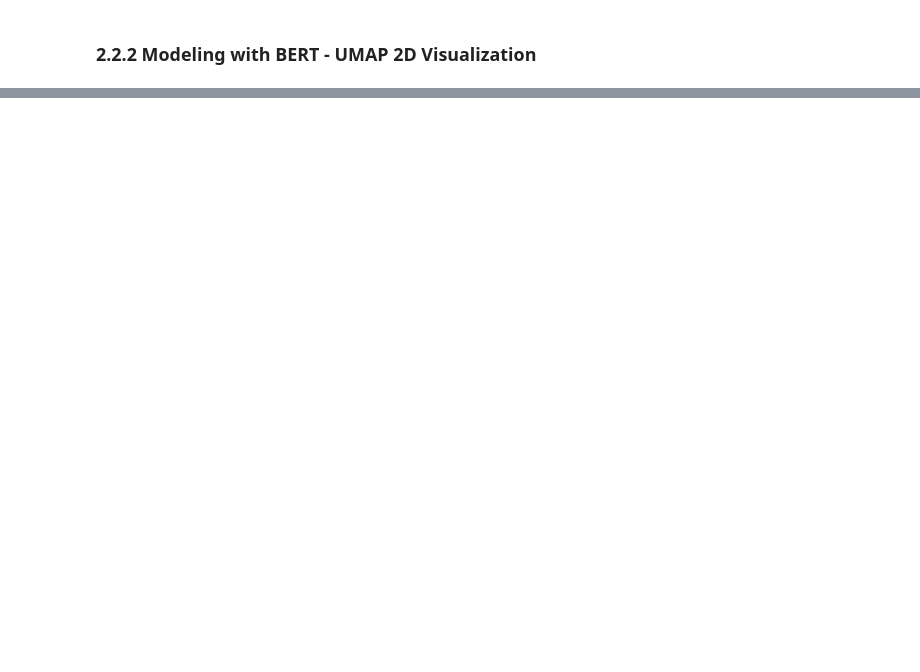
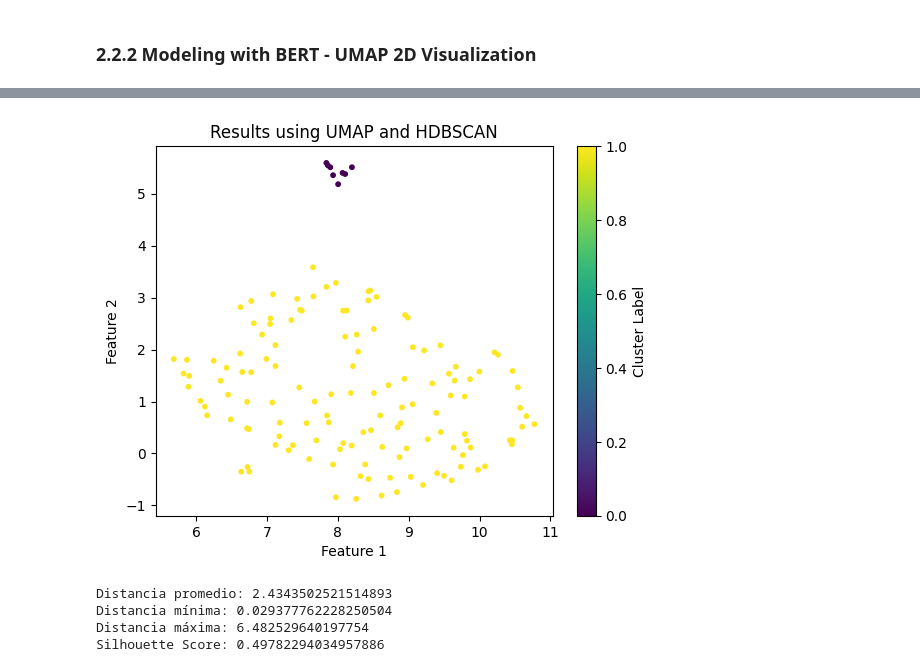
Before and after one commit to MolodyGs/Multimodal-News-Data-Collection, a Jupyter notebook: src/models/text_model.ipynb, the cells around one changed output, grey strips where cells are left out. Saved outputs shown, nothing was run; the diff lists cells and outputs as text; code cells hidden in the pictures; blank space fills up the shorter version.

```diff
--- a/src/models/text_model.ipynb
+++ b/src/models/text_model.ipynb
@@ -197,0 +272,40 @@ n_jobs value 1 overridden to 1 by setting random_state. Use no seed for parallel
+# %%
+umap_model = umap.UMAP(n_components=2, random_state=42, n_neighbors=10, metric='euclidean')
+embeddings_2d = umap_model.fit_transform(embeddings)
+
+clusterer = hdbscan.HDBSCAN(min_cluster_size=5, metric='euclidean')
+cluster_labels = clusterer.fit_predict(embeddings_2d)
+
+# Visualizar los resultados
+plt.scatter(embeddings_2d[:, 0], embeddings_2d[:, 1], c=cluster_labels, cmap='viridis', s=10)
+plt.title('Results using UMAP and HDBSCAN')
+plt.xlabel('Feature 1')
+plt.ylabel('Feature 2')
+plt.colorbar(label='Cluster Label')
+plt.show()
+
+distances = pairwise_distances(embeddings_2d, metric='euclidean')
+
+# Calcular la distancia promedio entre todos los puntos en el espacio 2D
+average_distance = np.mean(distances)
+
+# Calcular la distancia mínima entre puntos
+min_distance = np.min(distances[distances > 0])  # Excluyendo la diagonal (distancia de un punto consigo mismo)
+
+# Calcular la distancia máxima entre puntos
+max_distance = np.max(distances)
+
+print(f"Distancia promedio: {average_distance}")
+print(f"Distancia mínima: {min_distance}")
+print(f"Distancia máxima: {max_distance}")
+
+
+# Evaluar la calidad del clustering
+score = silhouette_score(embeddings_2d, cluster_labels)
+print(f"Silhouette Score: {score}")
+# %% [output]
+[figure, added]
+Distancia promedio: 2.4343502521514893
+Distancia mínima: 0.029377762228250504
+Distancia máxima: 6.482529640197754
+Silhouette Score: 0.49782294034957886
```
Also changed, not shown: parts of 12 cells of this notebook.
